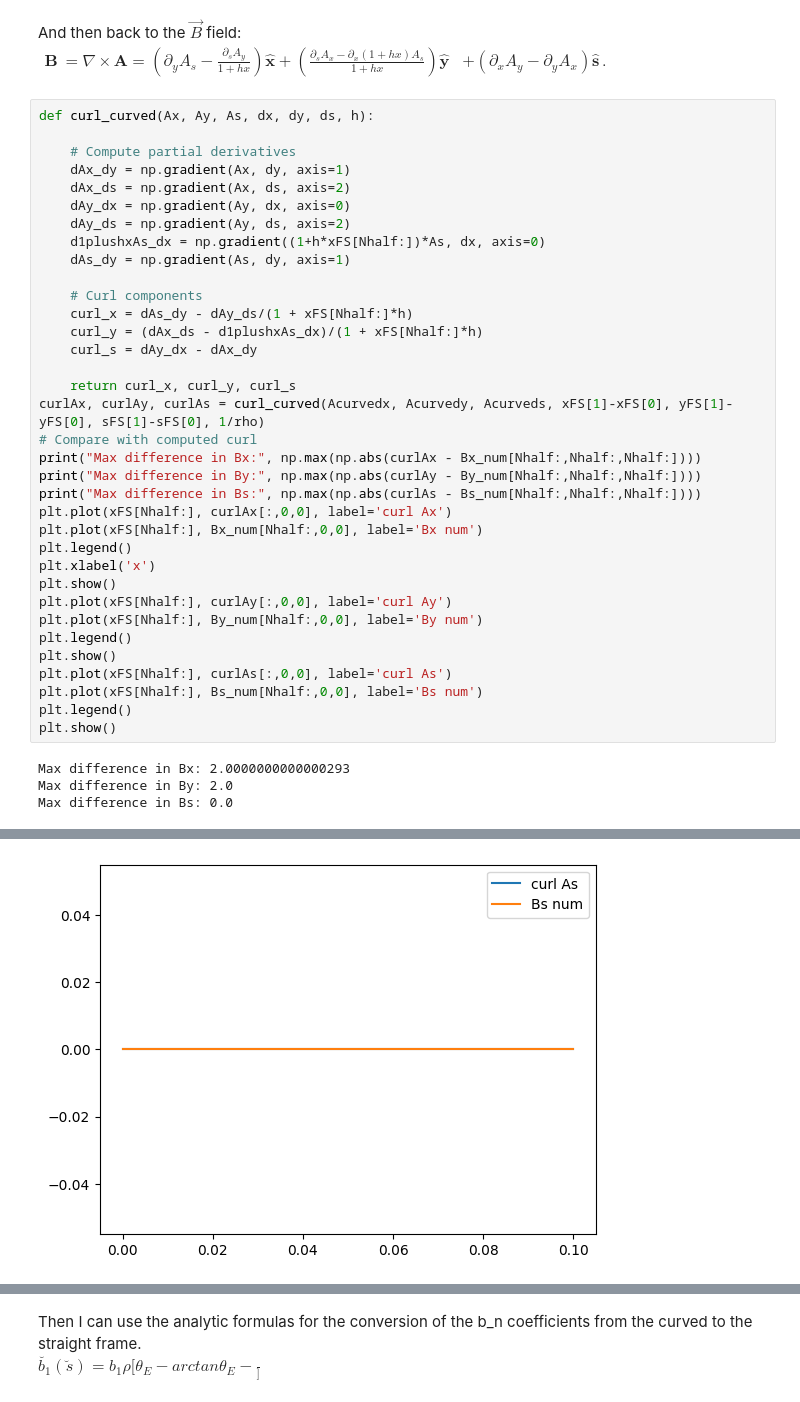
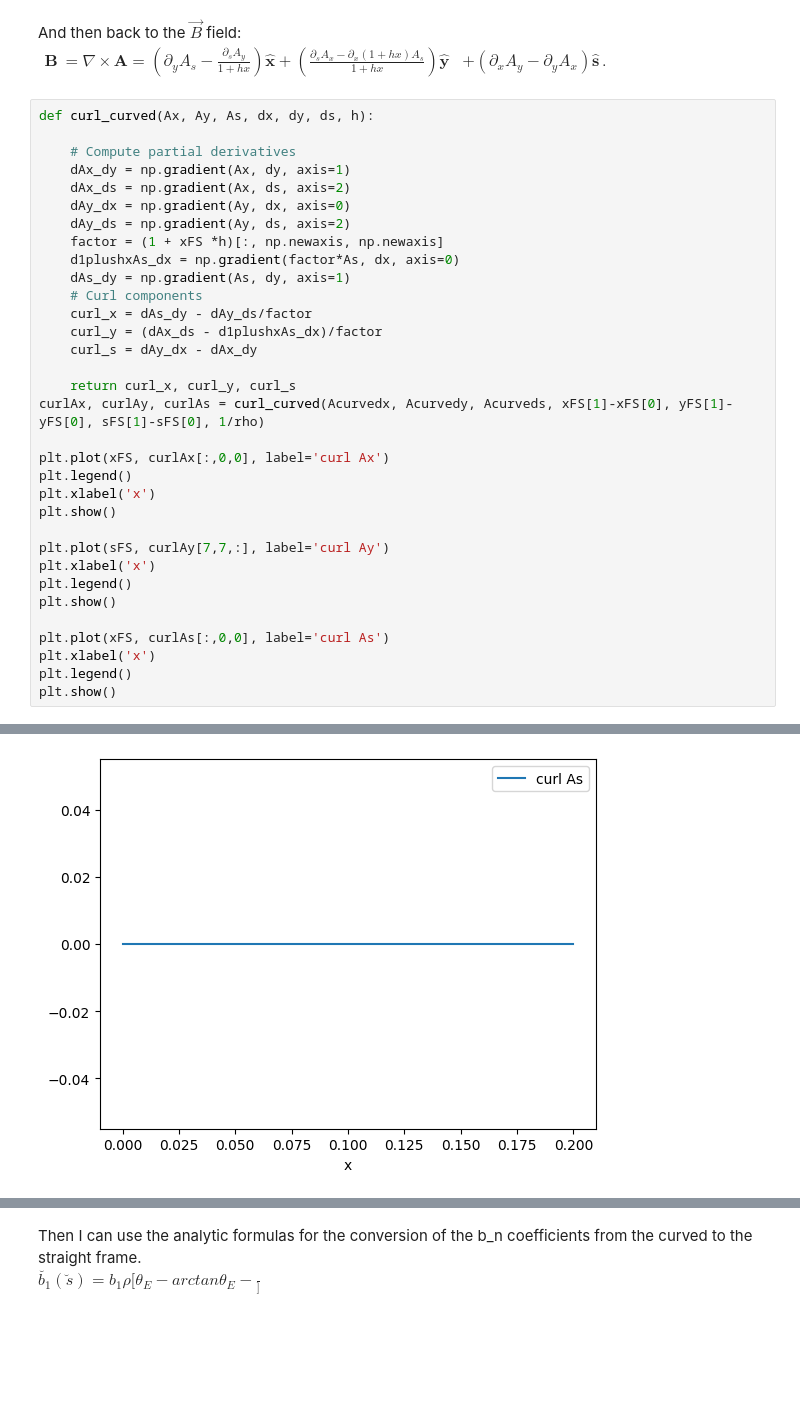
Before and after one commit to marcoliniF/bpmeth, a Jupyter notebook: preliminaryTrials/4.0straighttocurvedbyA_HA.ipynb, the cells around one changed output, grey strips where cells are left out. Saved outputs shown, nothing was run; the diff lists cells and outputs as text; blank space fills up the shorter version.

Commit message:
"added some plots to evaluate the recovery of the coefficients"

```diff
--- a/preliminaryTrials/4.0straighttocurvedbyA_HA.ipynb
+++ b/preliminaryTrials/4.0straighttocurvedbyA_HA.ipynb
@@ -85,34 +128,29 @@ def curl_curved(Ax, Ay, As, dx, dy, ds, h):
     dAx_ds = np.gradient(Ax, ds, axis=2)
     dAy_dx = np.gradient(Ay, dx, axis=0)
     dAy_ds = np.gradient(Ay, ds, axis=2)
-    d1plushxAs_dx = np.gradient((1+h*xFS[Nhalf:])*As, dx, axis=0)
+    factor = (1 + xFS *h)[:, np.newaxis, np.newaxis]
+    d1plushxAs_dx = np.gradient(factor*As, dx, axis=0)
     dAs_dy = np.gradient(As, dy, axis=1)
-
     # Curl components
-    curl_x = dAs_dy - dAy_ds/(1 + xFS[Nhalf:]*h)
-    curl_y = (dAx_ds - d1plushxAs_dx)/(1 + xFS[Nhalf:]*h)
+    curl_x = dAs_dy - dAy_ds/factor
+    curl_y = (dAx_ds - d1plushxAs_dx)/factor
     curl_s = dAy_dx - dAx_dy
 
     return curl_x, curl_y, curl_s
 curlAx, curlAy, curlAs = curl_curved(Acurvedx, Acurvedy, Acurveds, xFS[1]-xFS[0], yFS[1]-yFS[0], sFS[1]-sFS[0], 1/rho)
-# Compare with computed curl
-print("Max difference in Bx:", np.max(np.abs(curlAx - Bx_num[Nhalf:,Nhalf:,Nhalf:])))
-print("Max difference in By:", np.max(np.abs(curlAy - By_num[Nhalf:,Nhalf:,Nhalf:])))
-print("Max difference in Bs:", np.max(np.abs(curlAs - Bs_num[Nhalf:,Nhalf:,Nhalf:])))
-plt.plot(xFS[Nhalf:], curlAx[:,0,0], label='curl Ax')
-plt.plot(xFS[Nhalf:], Bx_num[Nhalf:,0,0], label='Bx num')
+
+plt.plot(xFS, curlAx[:,0,0], label='curl Ax')
 plt.legend()
 plt.xlabel('x')
 plt.show()
-plt.plot(xFS[Nhalf:], curlAy[:,0,0], label='curl Ay')
-plt.plot(xFS[Nhalf:], By_num[Nhalf:,0,0], label='By num')
+
+plt.plot(sFS, curlAy[7,7,:], label='curl Ay')
+plt.xlabel('x')
 plt.legend()
 plt.show()
-plt.plot(xFS[Nhalf:], curlAs[:,0,0], label='curl As')
-plt.plot(xFS[Nhalf:], Bs_num[Nhalf:,0,0], label='Bs num')
+
+plt.plot(xFS, curlAs[:,0,0], label='curl As')
+plt.xlabel('x')
 plt.legend()
 plt.show()
 # %% [output]
-Max difference in Bx: 2.0000000000000293
-Max difference in By: 2.0
-Max difference in Bs: 0.0
@@ -121,2 +159,2 @@ Max difference in Bs: 0.0
-[figure, old version]
+[figure, new version]
 # %%
```
Also changed, not shown: parts of 8 cells of this notebook, 4 other files.
